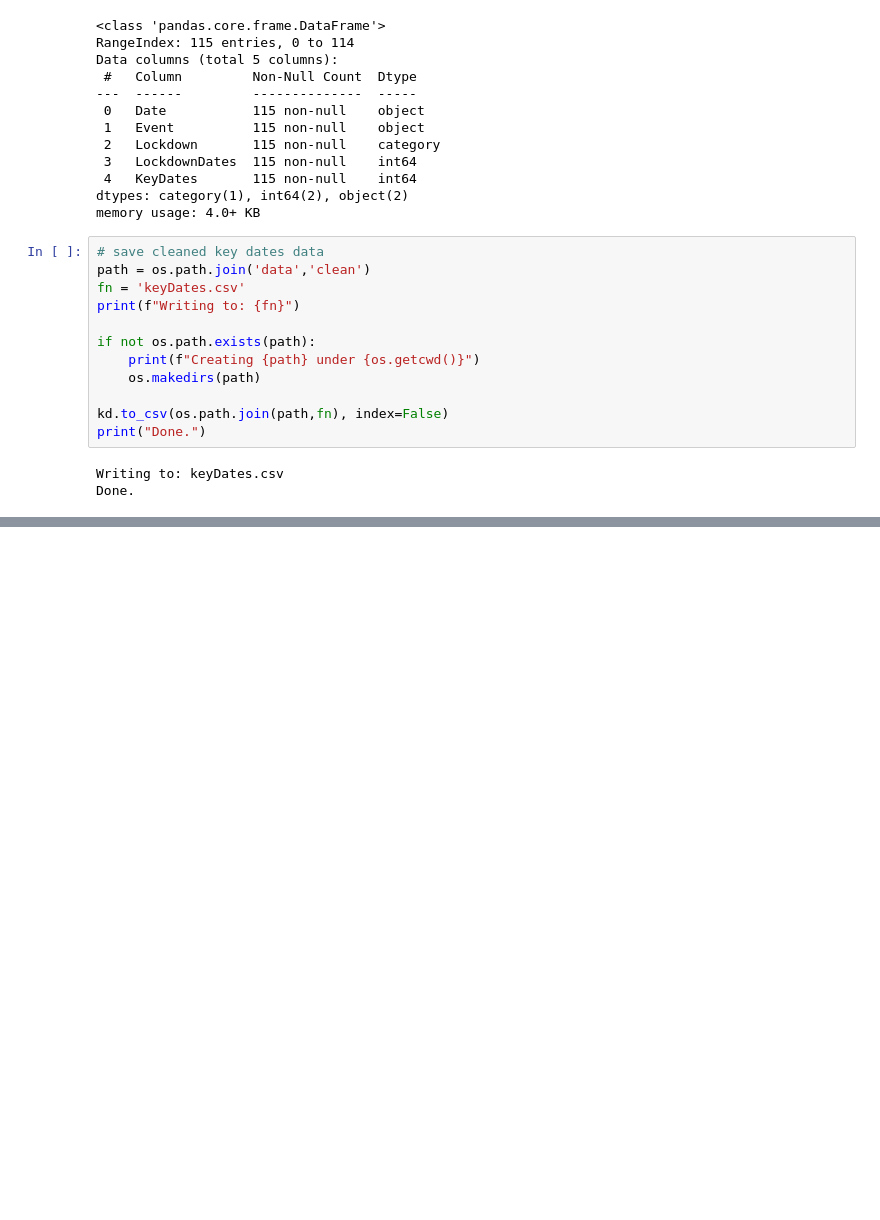
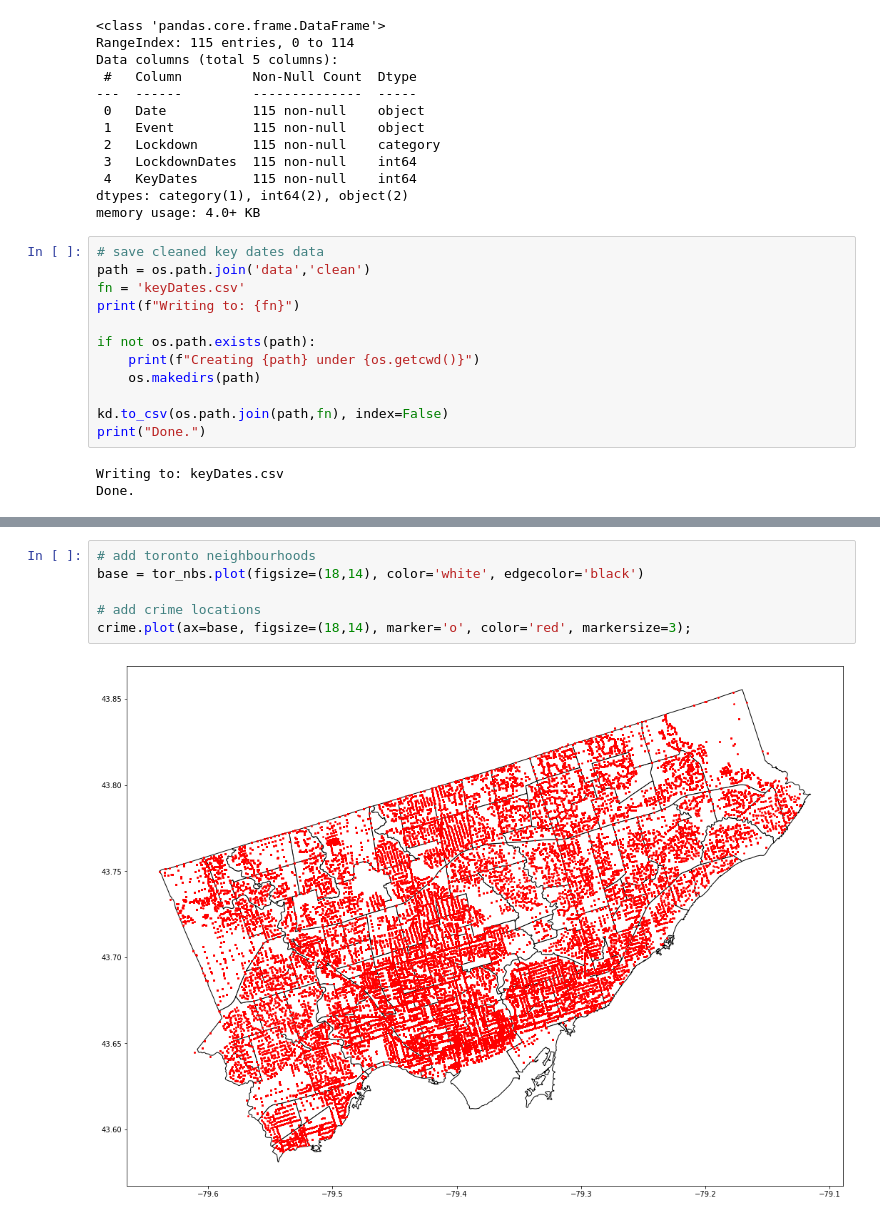
Before and after one commit to MattKavanaugh/dcsa_grp_project, a Jupyter notebook: eda_and_cleaning.ipynb, the cells around one changed output, grey strips where cells are left out. Saved outputs shown, nothing was run; the diff lists cells and outputs as text; blank space fills up the shorter version.

```diff
--- a/eda_and_cleaning.ipynb
+++ b/eda_and_cleaning.ipynb
@@ -879,0 +1251,8 @@ Done.
+# %%
+# add toronto neighbourhoods
+base = tor_nbs.plot(figsize=(18,14), color='white', edgecolor='black')
+
+# add crime locations
+crime.plot(ax=base, figsize=(18,14), marker='o', color='red', markersize=3);
+# %% [output]
+[figure, added]
```
Also changed, not shown: parts of 66 cells of this notebook, 6 other files.
